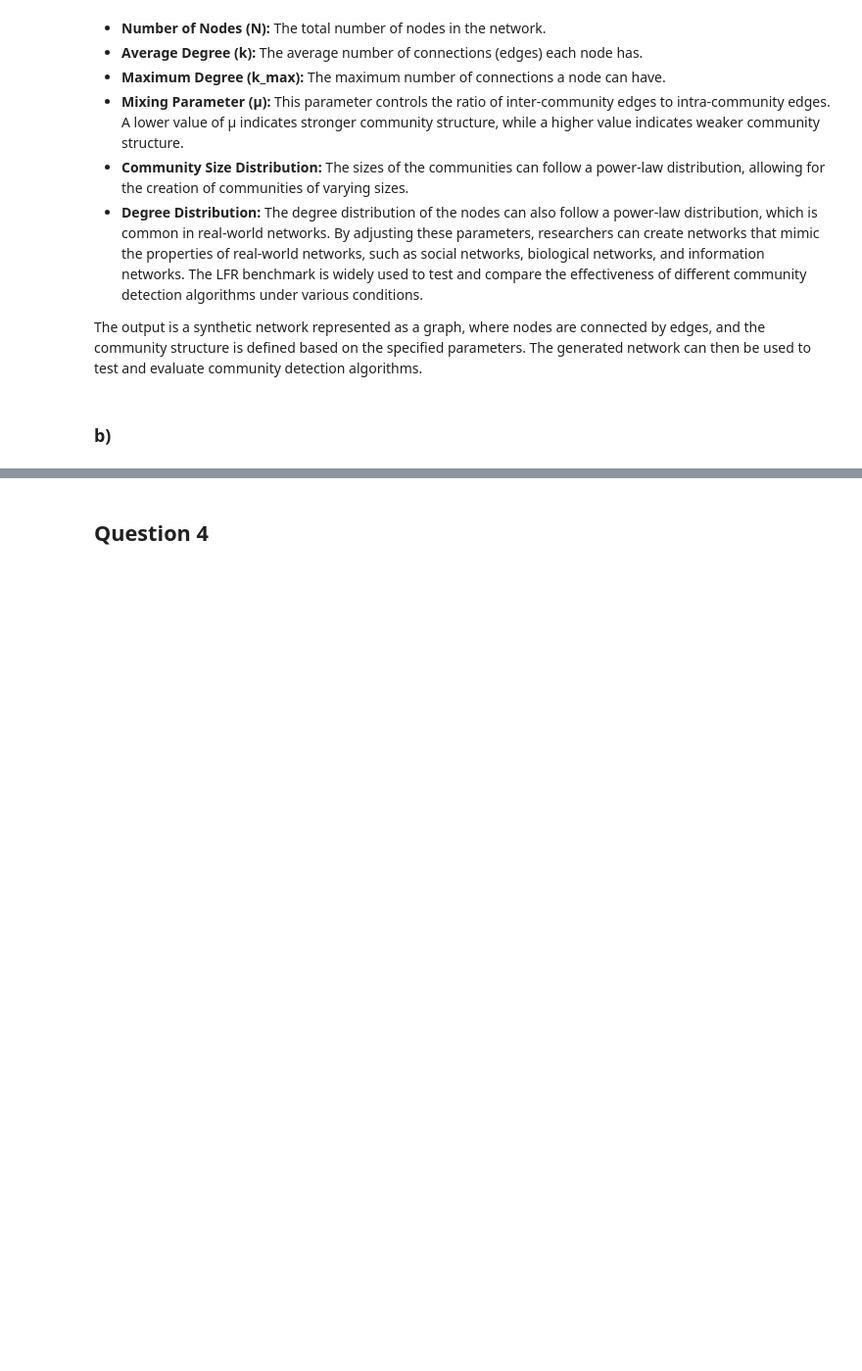
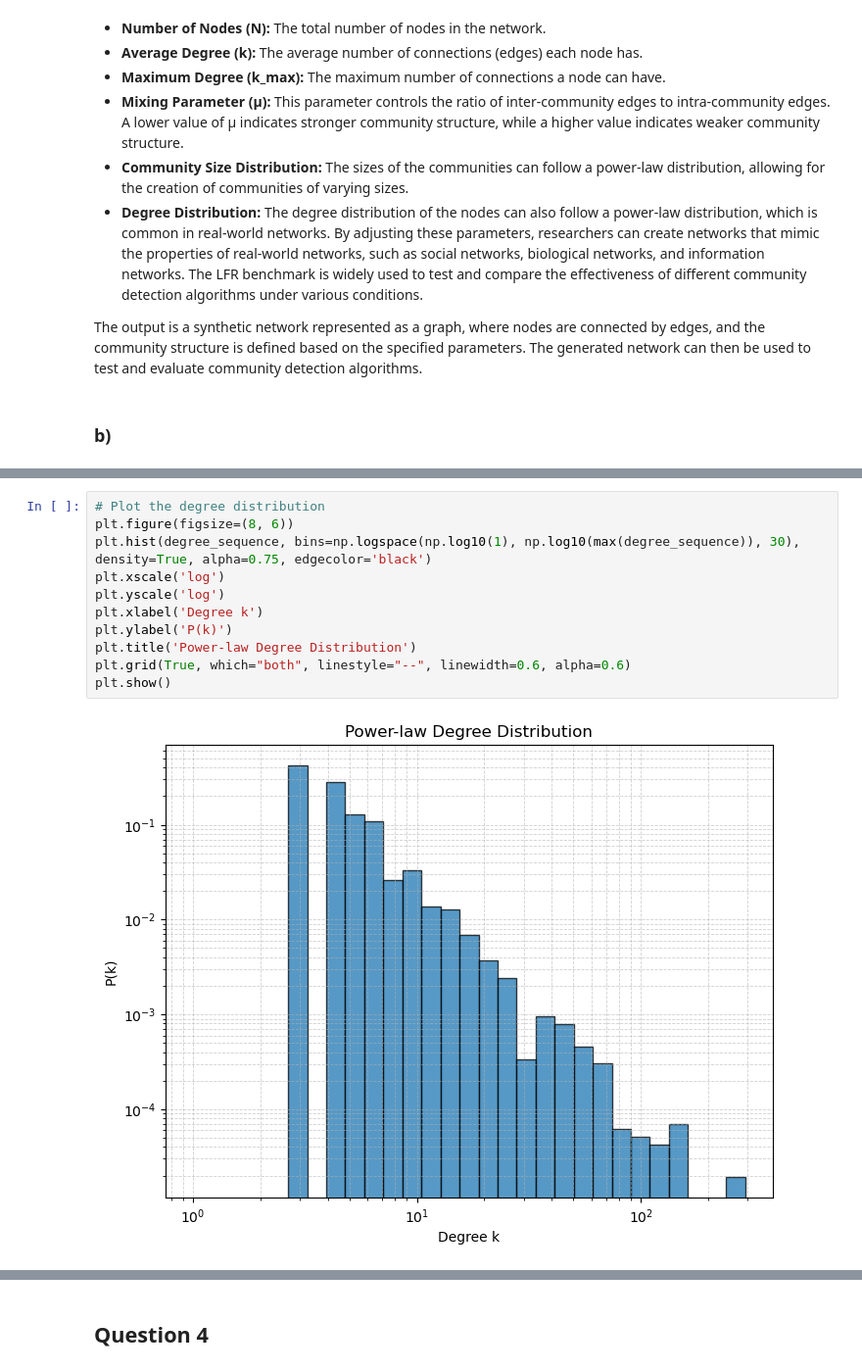
Before and after one commit to sepehrilami/phys7332_fa25, a Jupyter notebook: assignments/assignment02.ipynb, the cells around one changed output, grey strips where cells are left out. Shown at 98% size. Cells and saved outputs as stored; diff of their text form; blank space fills up the shorter version.

```diff
--- a/assignments/assignment02.ipynb
+++ b/assignments/assignment02.ipynb
@@ -588,0 +632,13 @@ The output is a synthetic network represented as a graph, where nodes are connec
+# %%
+# Plot the degree distribution
+plt.figure(figsize=(8, 6))
+plt.hist(degree_sequence, bins=np.logspace(np.log10(1), np.log10(max(degree_sequence)), 30), density=True, alpha=0.75, edgecolor='black')
+plt.xscale('log')
+plt.yscale('log')
+plt.xlabel('Degree k')
+plt.ylabel('P(k)')
+plt.title('Power-law Degree Distribution')
+plt.grid(True, which="both", linestyle="--", linewidth=0.6, alpha=0.6)
+plt.show()
+# %% [output]
+[figure, added]
```
Also changed, not shown: parts of 25 cells of this notebook, 1 other file.
